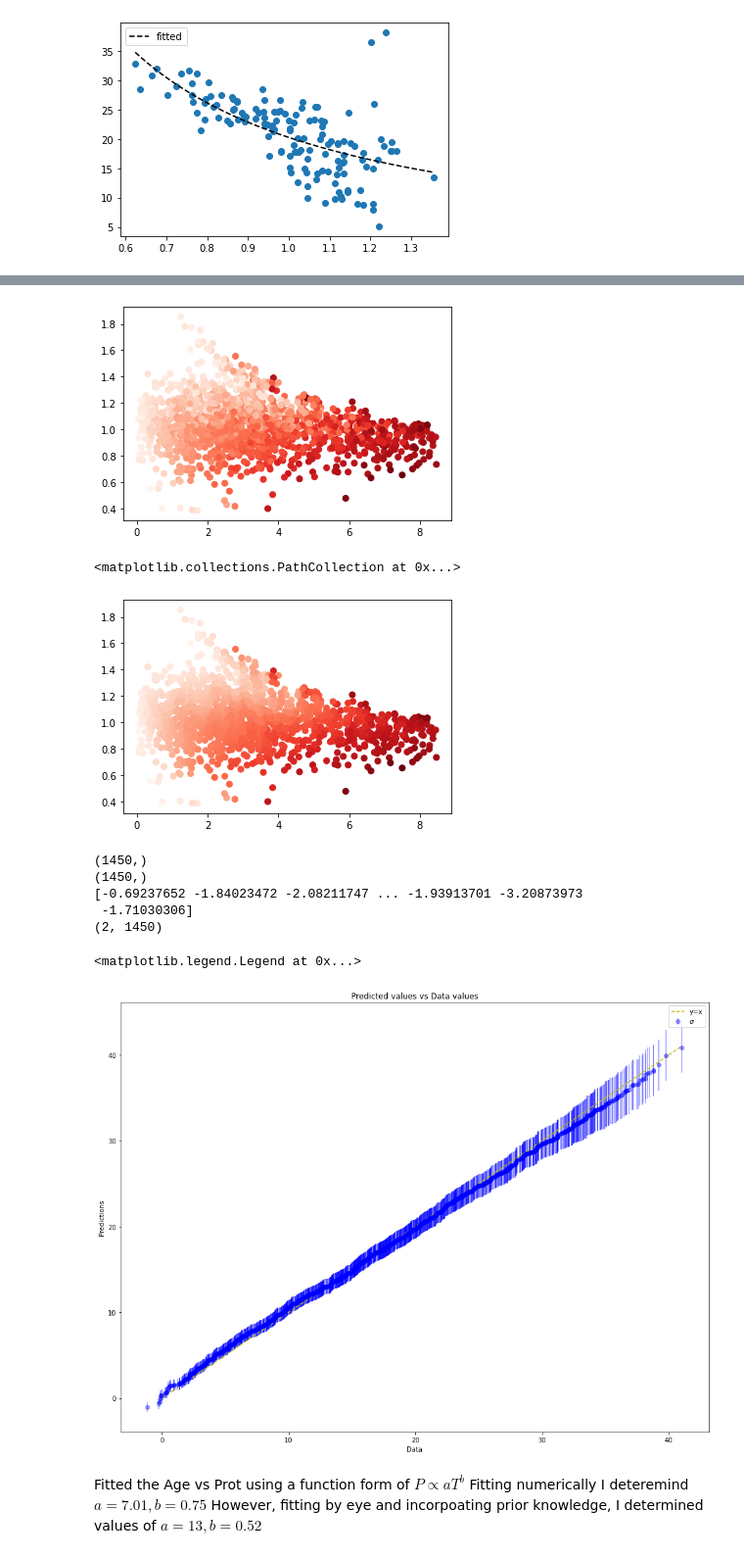
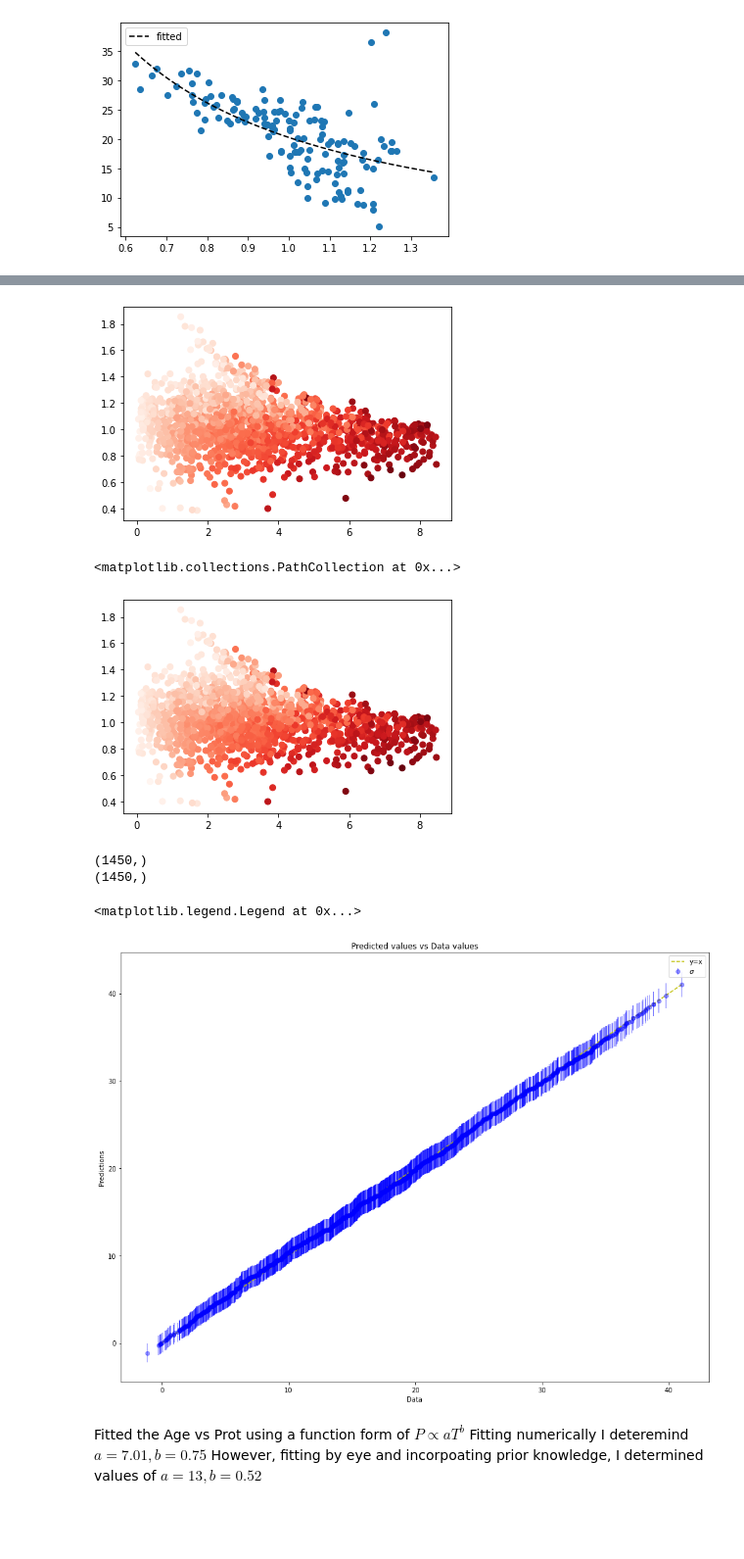
Before and after one commit to ni-phy/year4-project, a Jupyter notebook: Henry/3d_fitting.ipynb, the cells around one changed output, grey strips where cells are left out. Shown at 98% size. Drawn from its saved outputs; the diff is of its cells as text; code cells hidden in the pictures; blank space fills up the shorter version.

```diff
--- a/Henry/3d_fitting.ipynb
+++ b/Henry/3d_fitting.ipynb
@@ -191,20 +202,25 @@ with pm.Model() as model:
 
     mean = A_ * Age**c_   * Mass **d_
 
+    #l1 = pm.Normal('l1', 11, 11)
+    #l2 = pm.Normal('l2', 1.4,1.4)
+
     l1 = pm.Lognormal('l1', mu=np.log(14.0), sigma=0.11)  # 1
-    l2 = pm.Lognormal('l2', mu=np.log(0.1), sigma=0.11)
+    l2 = pm.Lognormal('l2', mu=np.log(0.04), sigma=0.11)
 
     resid = Prot - mean
 
     sf2 = pm.Lognormal("sf2", mu=np.log(15), sigma=1)
     sf1 = pm.Lognormal("sf1", mu=np.log(15), sigma=1)
-
+   # sf1 = pm.Normal('sf1', mu = 40, sigma=40)
+  #  sf2 = pm.Normal('sf2', mu = 40, sigma=40)
 
     K1 = pm.gp.cov.ExpQuad(2, l1) * sf1**2
     K2 = pm.gp.cov.ExpQuad(2, l2) * sf2**2
     K = K1 * K2
 
     n = pm.HalfCauchy("n", beta=3)
+    n = 1
 
     gp = pm.gp.Marginal(cov_func=K)
     obs = gp.marginal_likelihood("obs", X=X, y=resid, noise=n)
@@ -220,7 +236,12 @@ print(mp)
 
 ## try and predict outside of age range.
 
-mu, var = gp.predict(X, point=mp, diag=True, pred_noise=False)
+#age_new = np.random.rand(400) * 8
+#mass_new = np.random.rand(400) * 1.0 + 0.4
+#Xnew = np.array([age_new, mass_new]).T
+mu, var = gp.predict(X, point=mp, diag=True, pred_noise=True)
+
+#mu, var = gp.predict(X, point=mp, diag=True, pred_noise=True)
 
 
 mean = mp['A_'] * Age**mp['c_']    * Mass **(mp['d_'])
@@ -232,47 +253,43 @@ plt.scatter (Age, Mass, c = mean + mu , cmap='Reds')
 # %% [output]
 [figure]
 <matplotlib.collections.PathCollection at 0x...>
-[figure, old version]
+[figure, new version]
 # %%
 sd = np.sqrt(var)
 ydata = Prot
 num_gen = len(Mass)
 numElems = len(ydata)
-print(mu.shape)
-print(Mass.shape)
-print(mu)
 
+idx = np.round(np.linspace(0, len(mu) - 1, numElems)).astype(int)
 # Picks equal spaced elements from (longer) prediction array so that its shape of data
 
 
 y_pred = mean + mu
-mu_test = (y_pred)
-sd_test = sd
+mu_test = (mean + mu)[idx]
+sd_test = sd[idx]
+print(mu_test.shape)
+print(ydata.shape)
 
 
 vals = np.sort([mu_test, sd_test], axis=1)
-print(vals.shape)
 
 # sorts them together :)
 
 fig = plt.figure(figsize=(16, 12))
 
 plt.plot([0, max(Prot)], [0, max(Prot)], linestyle='--', label='y=x', color='y')
 plt.errorbar(np.sort(Prot), vals[0,:], yerr=vals[1,:], fmt='o', label=r'$\sigma$', color='b', alpha=0.4)
 
 
 plt.xlabel("Data")
 plt.ylabel("Predictions")
 plt.title("Predicted values vs Data values")
 plt.legend()
 # %% [output]
 (1450,)
 (1450,)
-[-0.69237652 -1.84023472 -2.08211747 ... -1.93913701 -3.20873973
- -1.71030306]
-(2, 1450)
 <matplotlib.legend.Legend at 0x...>
-[figure, old version]
+[figure, new version]
 # %% [markdown]
 Fitted the Age vs Prot using a function form of $P \propto aT^b$
 Fitting numerically I deteremind $a= 7.01, b = 0.75$
```
Also changed, not shown: parts of 10 cells of this notebook.
